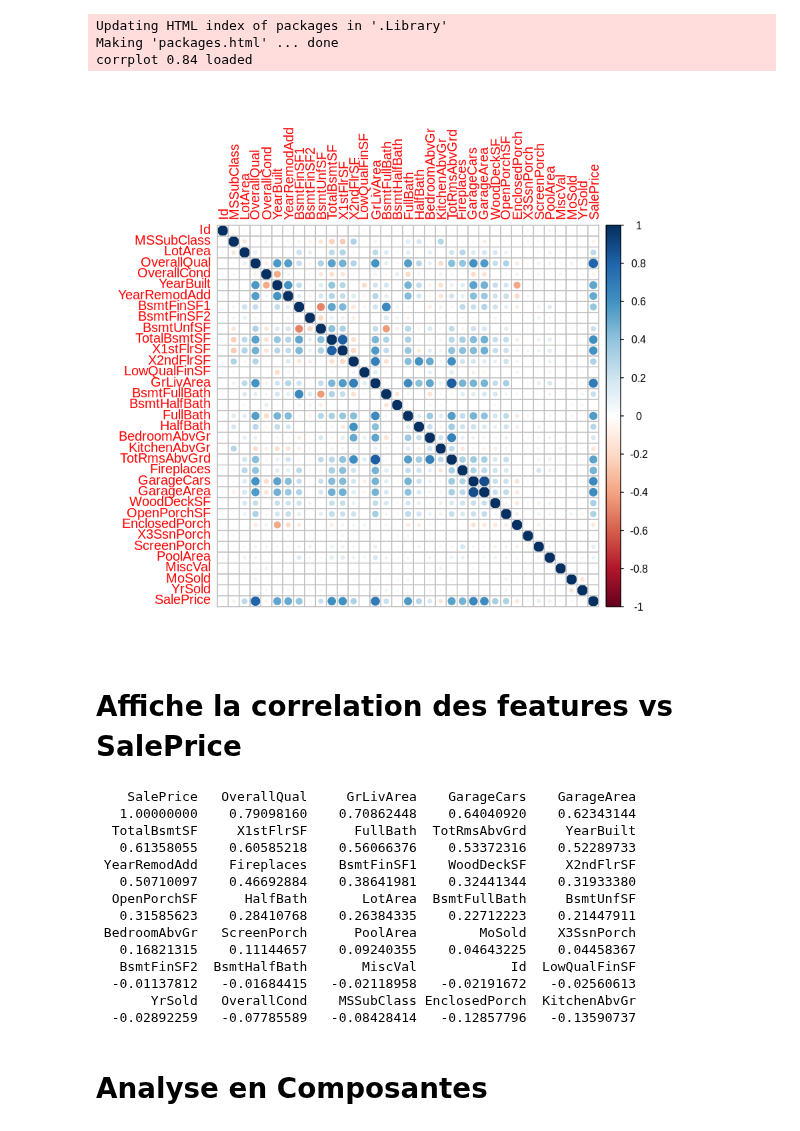
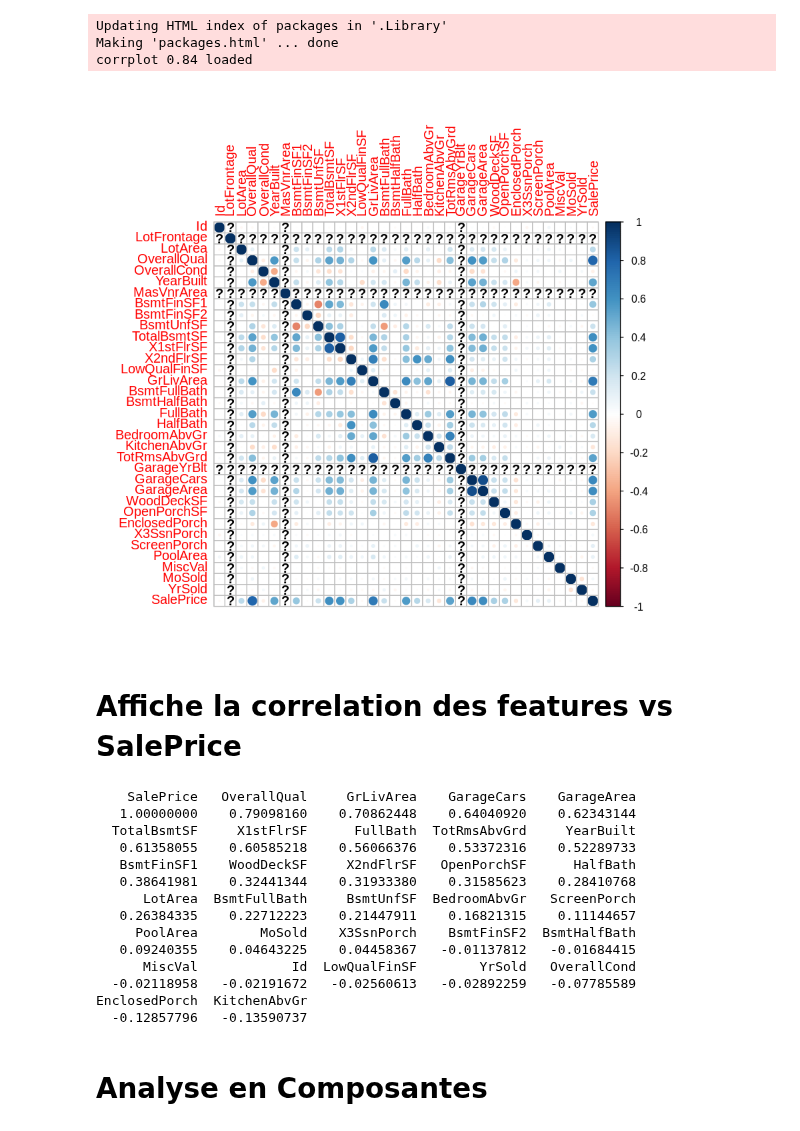
Before and after one commit to Simplon-IA-Bdx-1/house-prices-nico-pierre, a Jupyter notebook: S0_DataViz.ipynb, the cells around one changed output. Saved outputs shown, nothing was run; the diff lists cells and outputs as text; code cells hidden in the pictures.

```diff
--- a/S0_DataViz.ipynb
+++ b/S0_DataViz.ipynb
@@ -3,3 +6,6 @@ df_train <- read.csv(file = 'sources/train.csv')
+# %%
+# Supprime la colonne Id du dataset
+df_train <- select(df_train,-c(Id))
 # %% [markdown]
 # Affiche la matrice de corrélation sur le dataset
 # %%
@@ -12,30 +18,31 @@ corrplot 0.84 loaded
 # %%
 nums <- unlist(lapply(df_train, is.numeric))
 df_train_nums <- df_train[,nums]
-matcor <- cor(df_train_nums[,c(-3,-9,-26)])
+matcor <- cor(df_train_nums[,c(-2,-8,-25)])
 corrplot(matcor)
 # %% [output]
-[figure, old version]
+[figure, new version]
 # %% [markdown]
 # Affiche la correlation des features vs SalePrice
 # %%
 sale_corr <- matcor[,'SalePrice']
-sort(sale_corr, decreasing = TRUE)
+sorted_corr = sort(sale_corr, decreasing = TRUE)
+sorted_corr
 # %% [output]
     SalePrice   OverallQual     GrLivArea    GarageCars    GarageArea
    1.00000000    0.79098160    0.70862448    0.64040920    0.62343144
   TotalBsmtSF     X1stFlrSF      FullBath  TotRmsAbvGrd     YearBuilt
    0.61358055    0.60585218    0.56066376    0.53372316    0.52289733
- YearRemodAdd    Fireplaces    BsmtFinSF1    WoodDeckSF     X2ndFlrSF
-   0.50710097    0.46692884    0.38641981    0.32441344    0.31933380
-  OpenPorchSF      HalfBath       LotArea  BsmtFullBath     BsmtUnfSF
-   0.31585623    0.28410768    0.26384335    0.22712223    0.21447911
- BedroomAbvGr   ScreenPorch      PoolArea        MoSold    X3SsnPorch
-   0.16821315    0.11144657    0.09240355    0.04643225    0.04458367
-   BsmtFinSF2  BsmtHalfBath       MiscVal            Id  LowQualFinSF
-  -0.01137812   -0.01684415   -0.02118958   -0.02191672   -0.02560613
-       YrSold   OverallCond    MSSubClass EnclosedPorch  KitchenAbvGr
-  -0.02892259   -0.07785589   -0.08428414   -0.12857796   -0.13590737
+   BsmtFinSF1    WoodDeckSF     X2ndFlrSF   OpenPorchSF      HalfBath
+   0.38641981    0.32441344    0.31933380    0.31585623    0.28410768
+      LotArea  BsmtFullBath     BsmtUnfSF  BedroomAbvGr   ScreenPorch
+   0.26384335    0.22712223    0.21447911    0.16821315    0.11144657
+     PoolArea        MoSold    X3SsnPorch    BsmtFinSF2  BsmtHalfBath
+   0.09240355    0.04643225    0.04458367   -0.01137812   -0.01684415
+      MiscVal            Id  LowQualFinSF        YrSold   OverallCond
+  -0.02118958   -0.02191672   -0.02560613   -0.02892259   -0.07785589
+EnclosedPorch  KitchenAbvGr
+  -0.12857796   -0.13590737
 # %% [markdown]
 # Analyse en Composantes
 # %%
```
Also changed, not shown: parts of 8 cells of this notebook.
